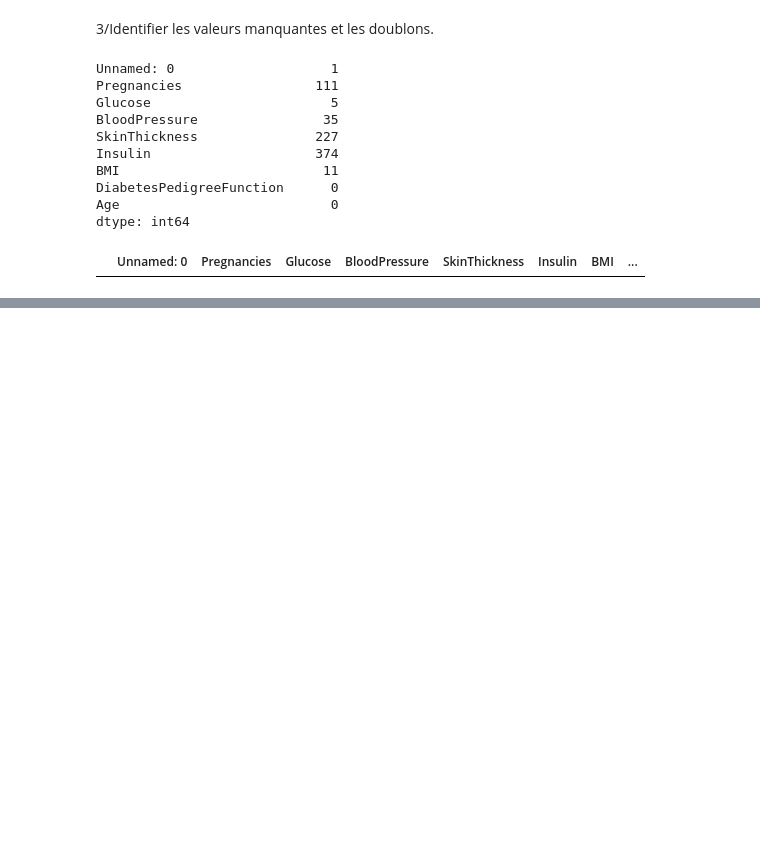
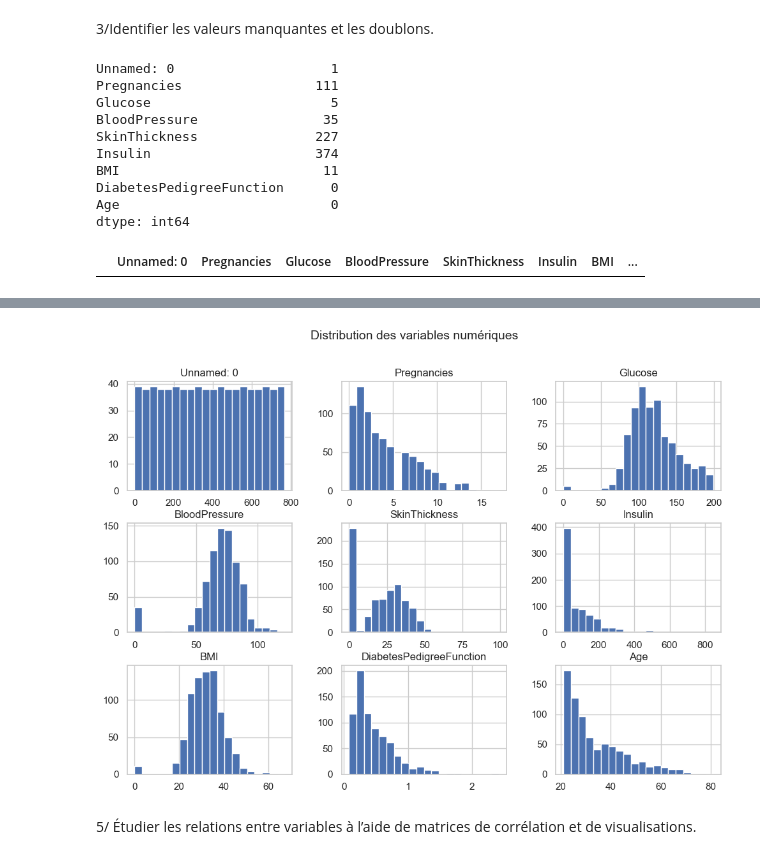
Before and after one commit to elabiad-malika2/Analyse-et-Pr-diction-du-Risque-de-Diab-te, a Jupyter notebook: notebooks/main.ipynb, the cells around one changed output, grey strips where cells are left out. Cells and saved outputs as stored; diff of their text form; code cells hidden in the pictures; blank space fills up the shorter version.

```diff
--- a/notebooks/main.ipynb
+++ b/notebooks/main.ipynb
@@ -152,0 +173,10 @@ df[df.duplicated()]
+# %%
+import matplotlib.pyplot as plt
+
+df.hist(bins=20, figsize=(12, 8))
+plt.suptitle("Distribution des variables numériques", fontsize=14)
+plt.show()
+# %% [output]
+[figure, added]
+# %% [markdown]
+5/ Étudier les relations entre variables à l’aide de matrices de corrélation et de visualisations.
```
Also changed, not shown: parts of 71 cells of this notebook, 1 other file.
